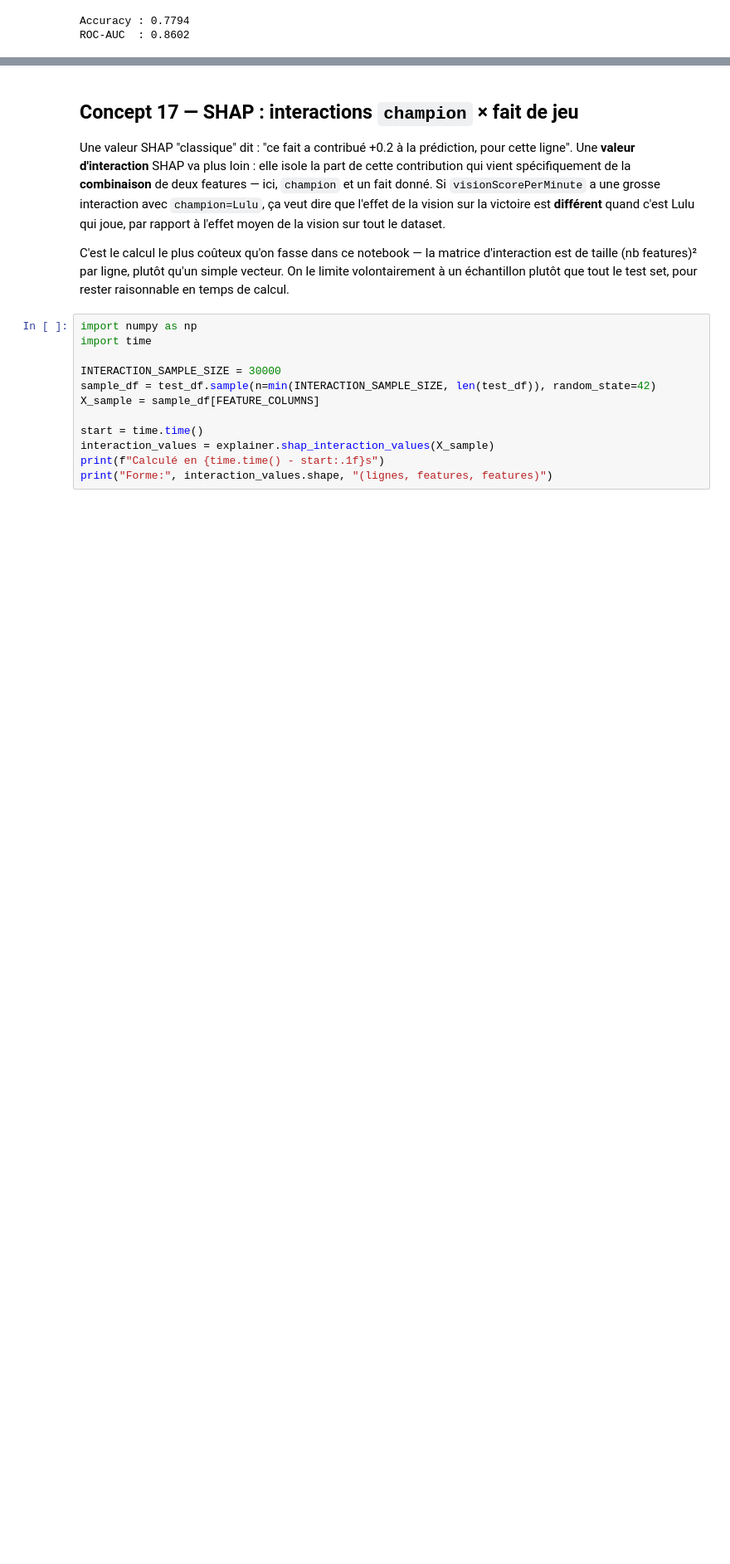
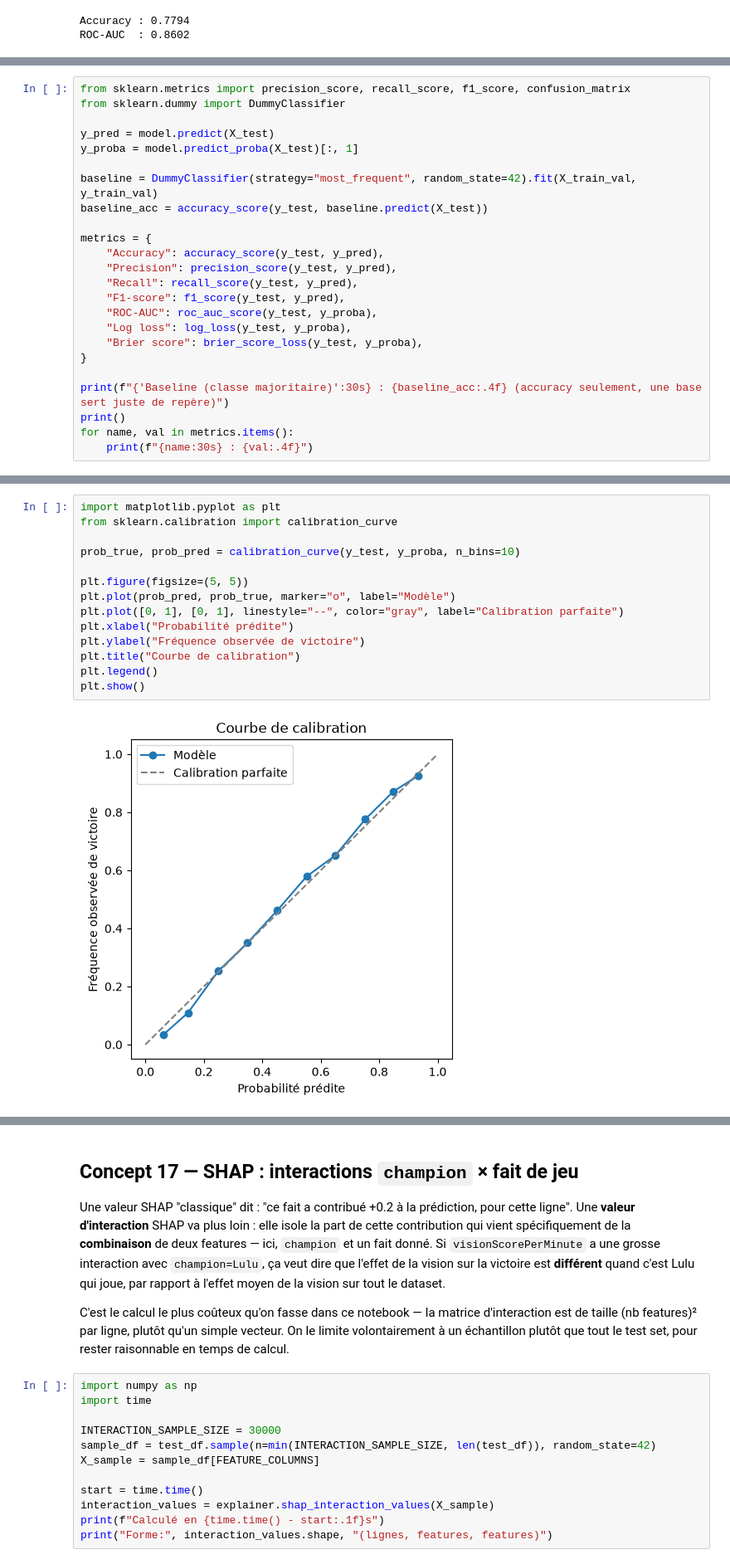
Before and after one commit to mimouniahmed/LOL-assistant, a Jupyter notebook: notebooks/03_model_training.ipynb, the cells around one changed output, grey strips where cells are left out. Shown at 83% size. Cells and saved outputs as stored; diff of their text form; blank space fills up the shorter version.

```diff
--- a/notebooks/03_model_training.ipynb
+++ b/notebooks/03_model_training.ipynb
@@ -753,0 +872,24 @@ ROC-AUC  : 0.8602
+# %%
+from sklearn.metrics import precision_score, recall_score, f1_score, confusion_matrix
+from sklearn.dummy import DummyClassifier
+
+y_pred = model.predict(X_test)
+y_proba = model.predict_proba(X_test)[:, 1]
+
+baseline = DummyClassifier(strategy="most_frequent", random_state=42).fit(X_train_val, y_train_val)
+baseline_acc = accuracy_score(y_test, baseline.predict(X_test))
+
+metrics = {
+    "Accuracy": accuracy_score(y_test, y_pred),
+    "Precision": precision_score(y_test, y_pred),
+    "Recall": recall_score(y_test, y_pred),
+    "F1-score": f1_score(y_test, y_pred),
+    "ROC-AUC": roc_auc_score(y_test, y_proba),
+    "Log loss": log_loss(y_test, y_proba),
+    "Brier score": brier_score_loss(y_test, y_proba),
+}
+
+print(f"{'Baseline (classe majoritaire)':30s} : {baseline_acc:.4f} (accuracy seulement, une base sert juste de repère)")
+print()
+for name, val in metrics.items():
+    print(f"{name:30s} : {val:.4f}")
@@ -753,0 +922,16 @@ ROC-AUC  : 0.8602
+# %%
+import matplotlib.pyplot as plt
+from sklearn.calibration import calibration_curve
+
+prob_true, prob_pred = calibration_curve(y_test, y_proba, n_bins=10)
+
+plt.figure(figsize=(5, 5))
+plt.plot(prob_pred, prob_true, marker="o", label="Modèle")
+plt.plot([0, 1], [0, 1], linestyle="--", color="gray", label="Calibration parfaite")
+plt.xlabel("Probabilité prédite")
+plt.ylabel("Fréquence observée de victoire")
+plt.title("Courbe de calibration")
+plt.legend()
+plt.show()
+# %% [output]
+[figure, added]
```
Also changed, not shown: parts of 20 cells of this notebook, 2 other files.
